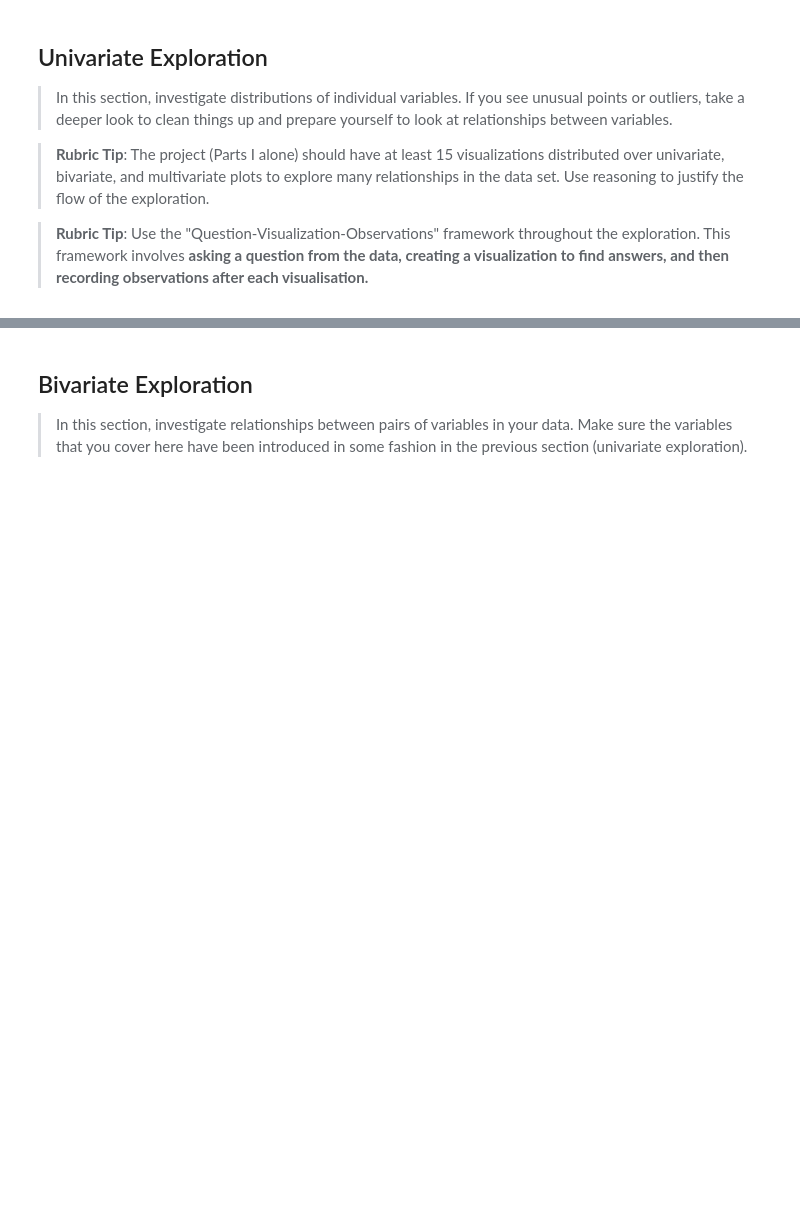
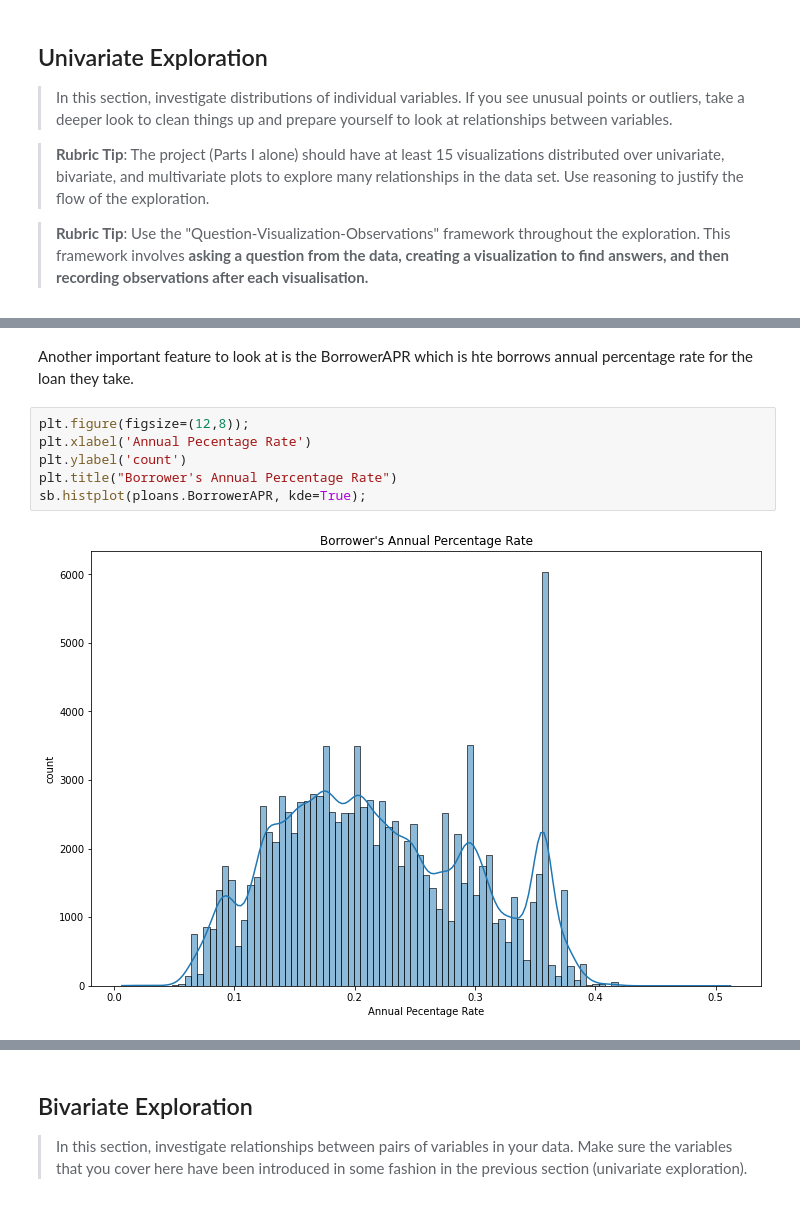
Before and after one commit to 3liud/loan-dataset-exploratoration, a Jupyter notebook: Notebooks/Part_I_exploration_template.ipynb, the cells around one changed output, grey strips where cells are left out. Saved outputs shown, nothing was run; the diff lists cells and outputs as text; blank space fills up the shorter version.

```diff
--- a/Notebooks/Part_I_exploration_template.ipynb
+++ b/Notebooks/Part_I_exploration_template.ipynb
@@ -64,0 +182,10 @@ and prepare yourself to look at relationships between variables.
+# %% [markdown]
+Another important feature to look at is the BorrowerAPR which is hte borrows annual percentage rate for the loan they take.
+# %%
+plt.figure(figsize=(12,8));
+plt.xlabel('Annual Pecentage Rate')
+plt.ylabel('count')
+plt.title("Borrower's Annual Percentage Rate")
+sb.histplot(ploans.BorrowerAPR, kde=True);
+# %% [output]
+[figure, added]
```
Also changed, not shown: parts of 27 cells of this notebook.
